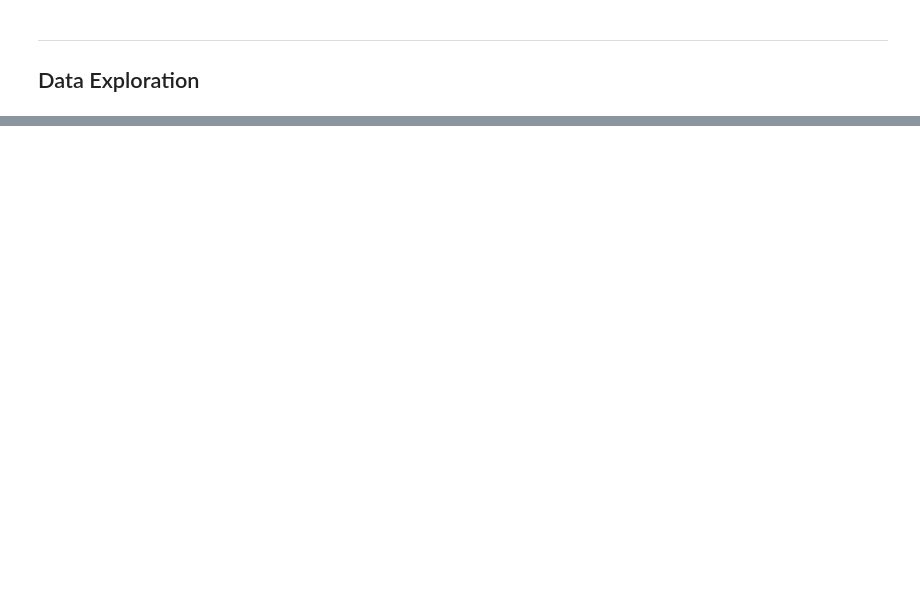
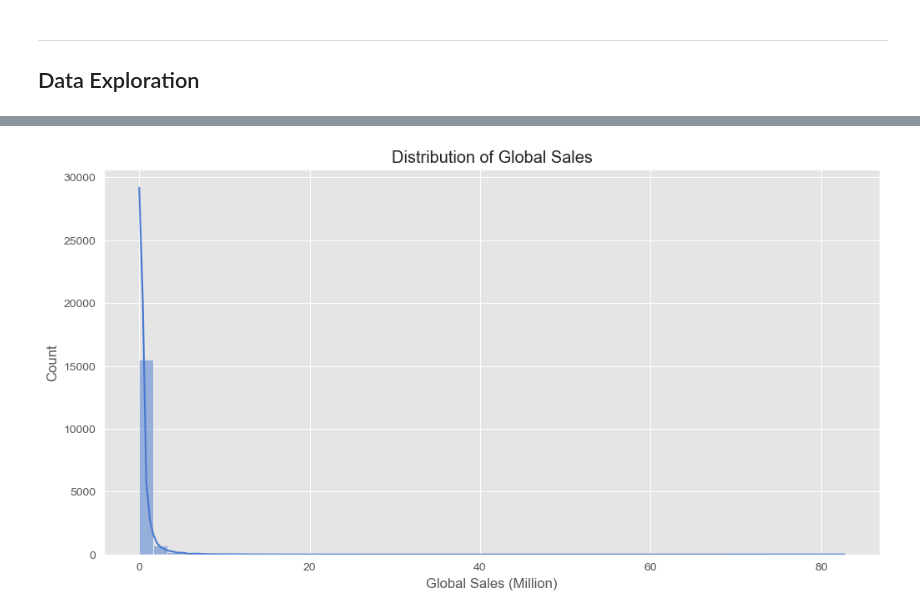
Before and after one commit to NOUR-2025/Reproducibility, a Jupyter notebook: template.ipynb, the cells around one changed output, grey strips where cells are left out. Cells and saved outputs as stored; diff of their text form; code cells hidden in the pictures; blank space fills up the shorter version.

```diff
--- a/template.ipynb
+++ b/template.ipynb
@@ -83,7 +86,7 @@ def percentage_plot(df: pd.DataFrame, x: str, labels: bool = False) -> plt.axes:
 ---
 ## Globals
 # %%
-DATA = "FILEPATH/HERE"
+DATA = r"D:\Desktop\github\Reproducibility\data\vgsales.csv"
 # %% [markdown]
 ---
 ## Load Data
@@ -101,0 +144,10 @@ df = load_dataset(DATA)
+# %%
+if 'Global_Sales' in df.columns:
+    plt.figure(figsize=(12,6))
+    sns.histplot(df['Global_Sales'], bins=50, kde=True)
+    plt.title('Distribution of Global Sales')
+    plt.xlabel('Global Sales (Million)')
+    plt.ylabel('Count')
+    plt.show()
+# %% [output]
+[figure, added]
```
Also changed, not shown: parts of 7 cells of this notebook.
